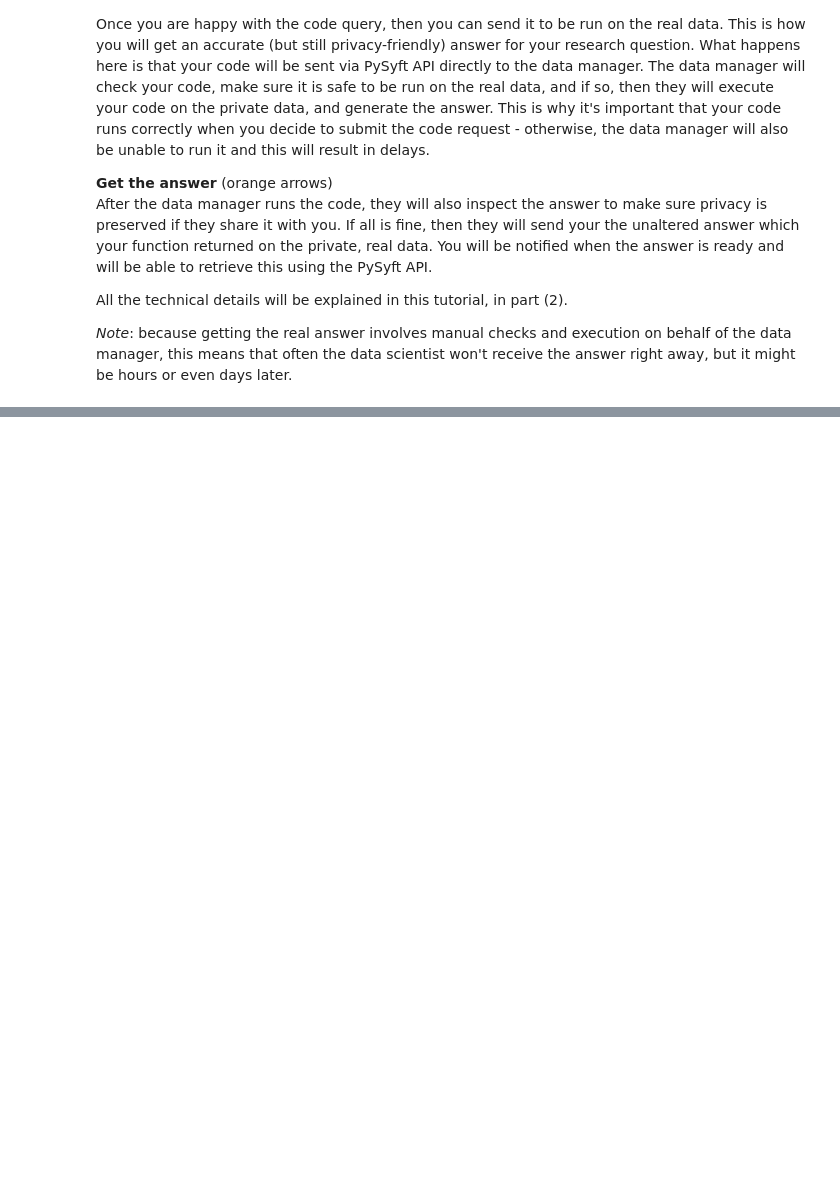
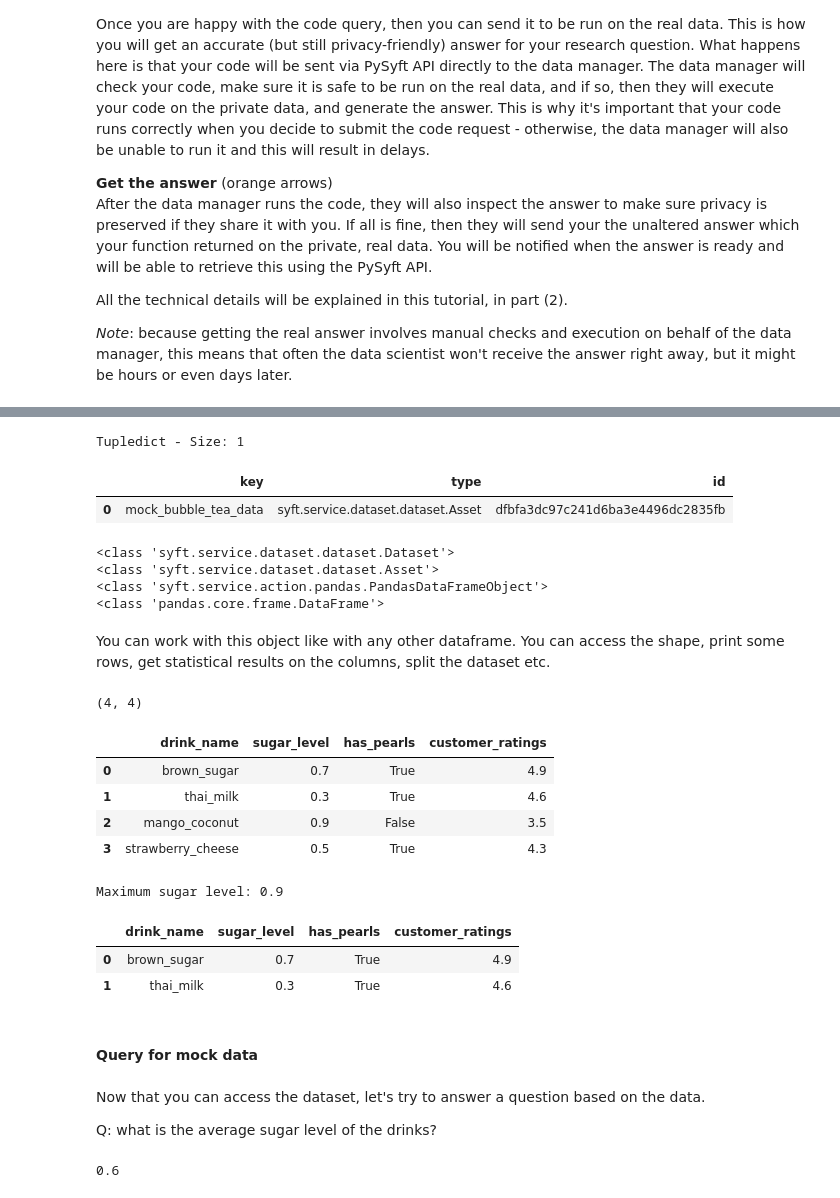
Before and after one commit to Poppy22/notebooks-openmined, a Jupyter notebook: DS-tutorials/CC-tutorial-data-scientist.ipynb, the cells around one changed output, grey strips where cells are left out. Drawn from its saved outputs; the diff is of its cells as text; code cells hidden in the pictures; blank space fills up the shorter version.

```diff
--- a/DS-tutorials/CC-tutorial-data-scientist.ipynb
+++ b/DS-tutorials/CC-tutorial-data-scientist.ipynb
@@ -64,0 +79,3 @@ All the technical details will be explained in this tutorial, in part (2).
+# %%
+# change your email and password with your own credentials
+guest_domain_client = sy.login(url='http://localhost:8082', email='ana.banana@uni.org', password='student')
@@ -64,0 +97,3 @@ All the technical details will be explained in this tutorial, in part (2).
+# %%
+# you can directly access one of the datasets in the list, let's save it in a variable
+dataset = guest_domain_client.datasets[0]
@@ -64,0 +112,7 @@ All the technical details will be explained in this tutorial, in part (2).
+# %%
+# checkout the assets of the dataset; in the lsit below, there is just one asset available
+dataset.assets
+# %% [output]
+Tupledict - Size: 1
+|  | key | type | id |
+| 0 | mock_bubble_tea_data | syft.service.dataset.dataset.Asset | dfbfa3dc97c241d6ba3e4496dc2835fb |
@@ -64,0 +121,48 @@ All the technical details will be explained in this tutorial, in part (2).
+# %%
+print(type(dataset))
+print(type(dataset.assets[0]))
+print(type(dataset.assets[0].mock))
+print(type(dataset.assets[0].mock.syft_action_data))
+# %% [output]
+<class 'syft.service.dataset.dataset.Dataset'>
+<class 'syft.service.dataset.dataset.Asset'>
+<class 'syft.service.action.pandas.PandasDataFrameObject'>
+<class 'pandas.core.frame.DataFrame'>
+# %%
+# let's access the Pandas dataframe
+mock_df = dataset.assets[0].mock.syft_action_data
+# %% [markdown]
+You can work with this object like with any other dataframe. You can access the shape, print some rows, get statistical results on the columns, split the dataset etc.
+# %%
+mock.shape
+# %% [output]
+(4, 4)
+# %%
+mock_df.head()
+# %% [output]
+|  | drink_name | sugar_level | has_pearls | customer_ratings |
+| 0 | brown_sugar | 0.7 | True | 4.9 |
+| 1 | thai_milk | 0.3 | True | 4.6 |
+| 2 | mango_coconut | 0.9 | False | 3.5 |
+| 3 | strawberry_cheese | 0.5 | True | 4.3 |
+# %%
+print('Maximum sugar level:', mock_df["sugar_level"].max())
+# %% [output]
+Maximum sugar level: 0.9
+# %%
+mock_df[0:2]
+# %% [output]
+|  | drink_name | sugar_level | has_pearls | customer_ratings |
+| 0 | brown_sugar | 0.7 | True | 4.9 |
+| 1 | thai_milk | 0.3 | True | 4.6 |
+# %% [markdown]
+#### Query for mock data
+# %% [markdown]
+Now that you can access the dataset, let's try to answer a question based on the data.
+
+Q: what is the average sugar level of the drinks?
+# %%
+# check the result on the mock dataset
+mock_df['sugar_level'].mean()
+# %% [output]
+0.6
```
Also changed, not shown: parts of 38 cells of this notebook, 1 other file.
